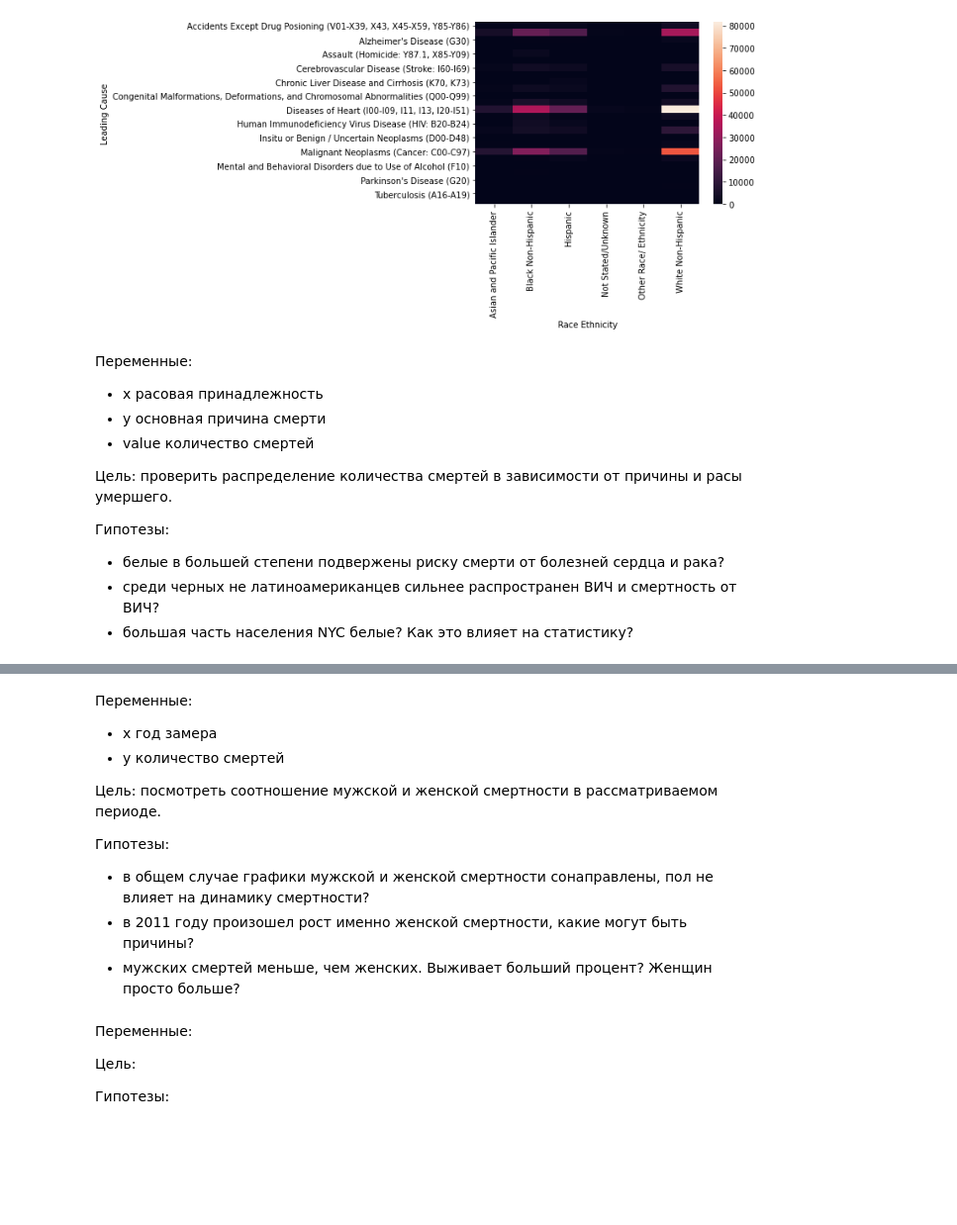
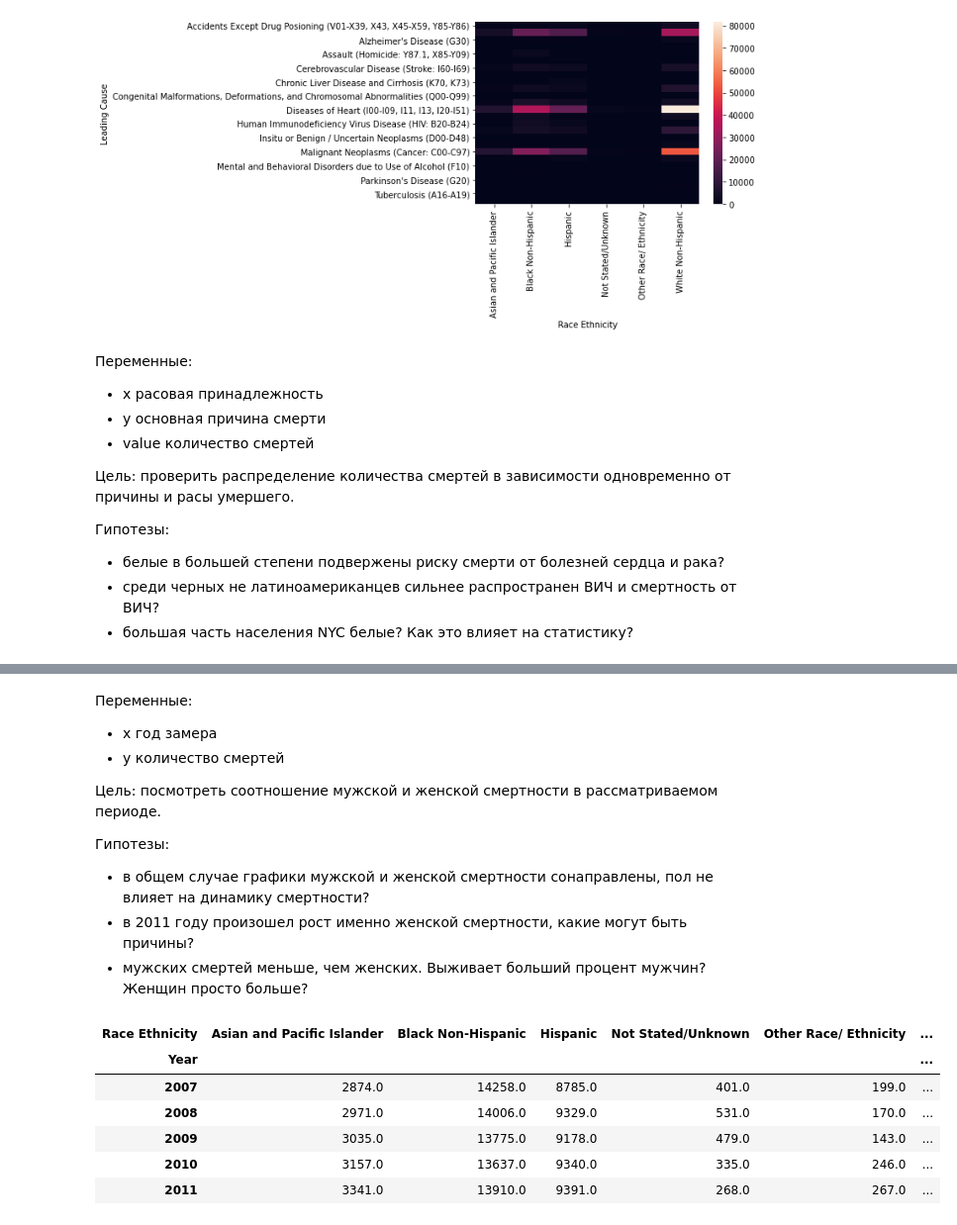
Before and after one commit to HeliosBI/PYDAHW16, a Jupyter notebook: PYDAHW16.ipynb, the cells around one changed output, grey strips where cells are left out. Shown: that part at 99% size. Cells and saved outputs as stored; diff of their text form; code cells hidden in the pictures; blank space fills up the shorter version.

```diff
--- a/PYDAHW16.ipynb
+++ b/PYDAHW16.ipynb
@@ -92,7 +92,7 @@ ax = sns.heatmap(race_vs_cause)
 - y основная причина смерти
 - value количество смертей
 
-Цель: проверить распределение количества смертей в зависимости от причины и расы умершего.
+Цель: проверить распределение количества смертей в зависимости одновременно от причины и расы умершего.
 
 Гипотезы:
 - белые в большей степени подвержены риску смерти от болезней сердца и рака?
@@ -132,10 +132,19 @@ iplot(fig)
 Гипотезы:
 - в общем случае графики мужской и женской смертности сонаправлены, пол не влияет на динамику смертности?
 - в 2011 году произошел рост именно женской смертности, какие могут быть причины?
-- мужских смертей меньше, чем женских. Выживает больший процент? Женщин просто больше?
+- мужских смертей меньше, чем женских. Выживает больший процент мужчин? Женщин просто больше?
-# %% [markdown]
-Переменные:
-
-Цель:
-
-Гипотезы:
+# %%
+df_stacked = df.pivot_table(
+                        index='Year',
+                        columns='Race Ethnicity',
+                        values='Deaths',
+                        aggfunc=sum).fillna(0).applymap(float)
+df_stacked.head()
+# %% [output]
+| Race Ethnicity | Asian and Pacific Islander | Black Non-Hispanic | Hispanic | Not Stated/Unknown | Other Race/ Ethnicity | ... |
+| Year |  |  |  |  |  | ... |
+| 2007 | 2874.0 | 14258.0 | 8785.0 | 401.0 | 199.0 | ... |
+| 2008 | 2971.0 | 14006.0 | 9329.0 | 531.0 | 170.0 | ... |
+| 2009 | 3035.0 | 13775.0 | 9178.0 | 479.0 | 143.0 | ... |
+| 2010 | 3157.0 | 13637.0 | 9340.0 | 335.0 | 246.0 | ... |
+| 2011 | 3341.0 | 13910.0 | 9391.0 | 268.0 | 267.0 | ... |
```
Also changed, not shown: parts of 4 cells of this notebook.
